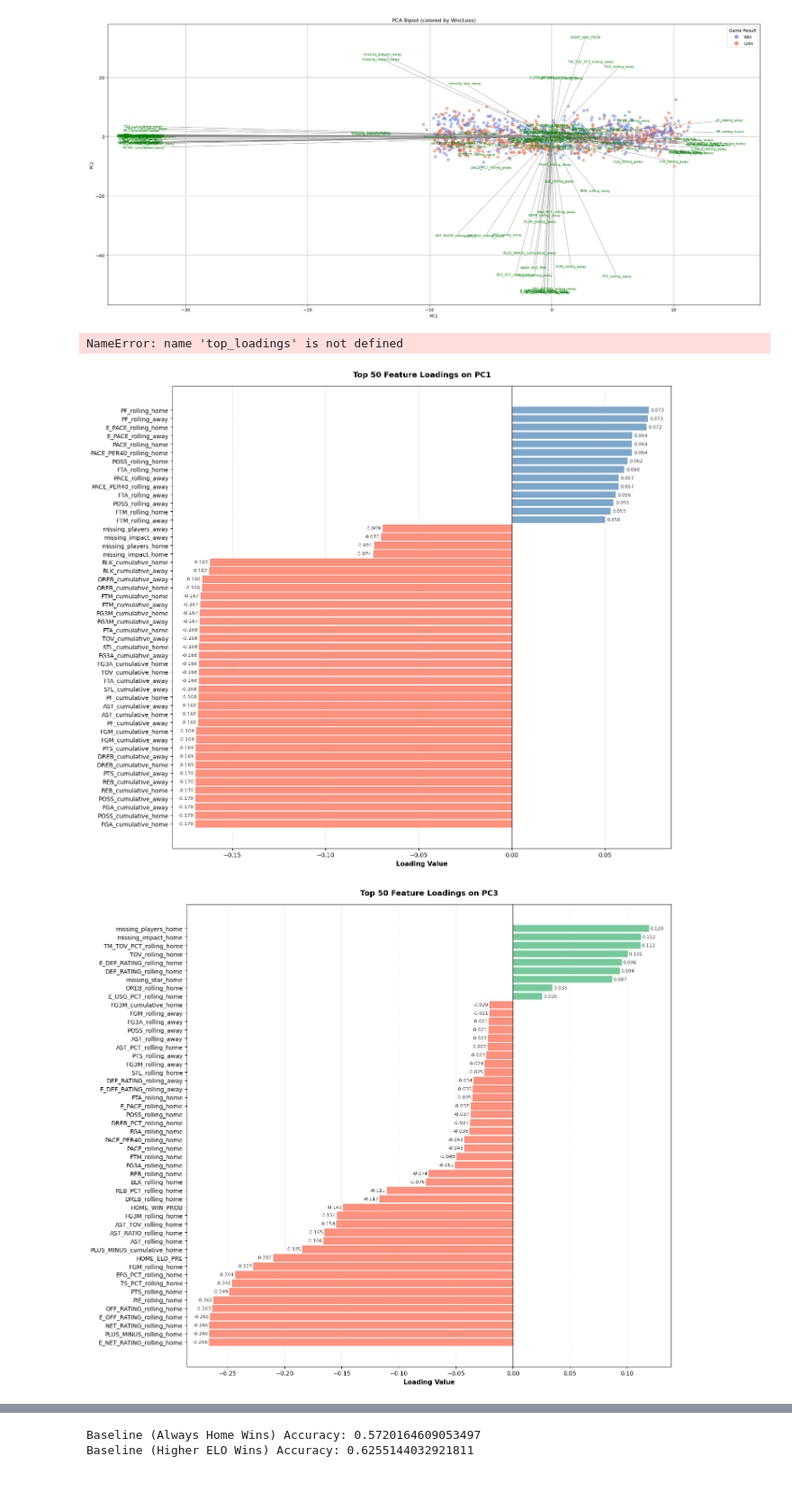
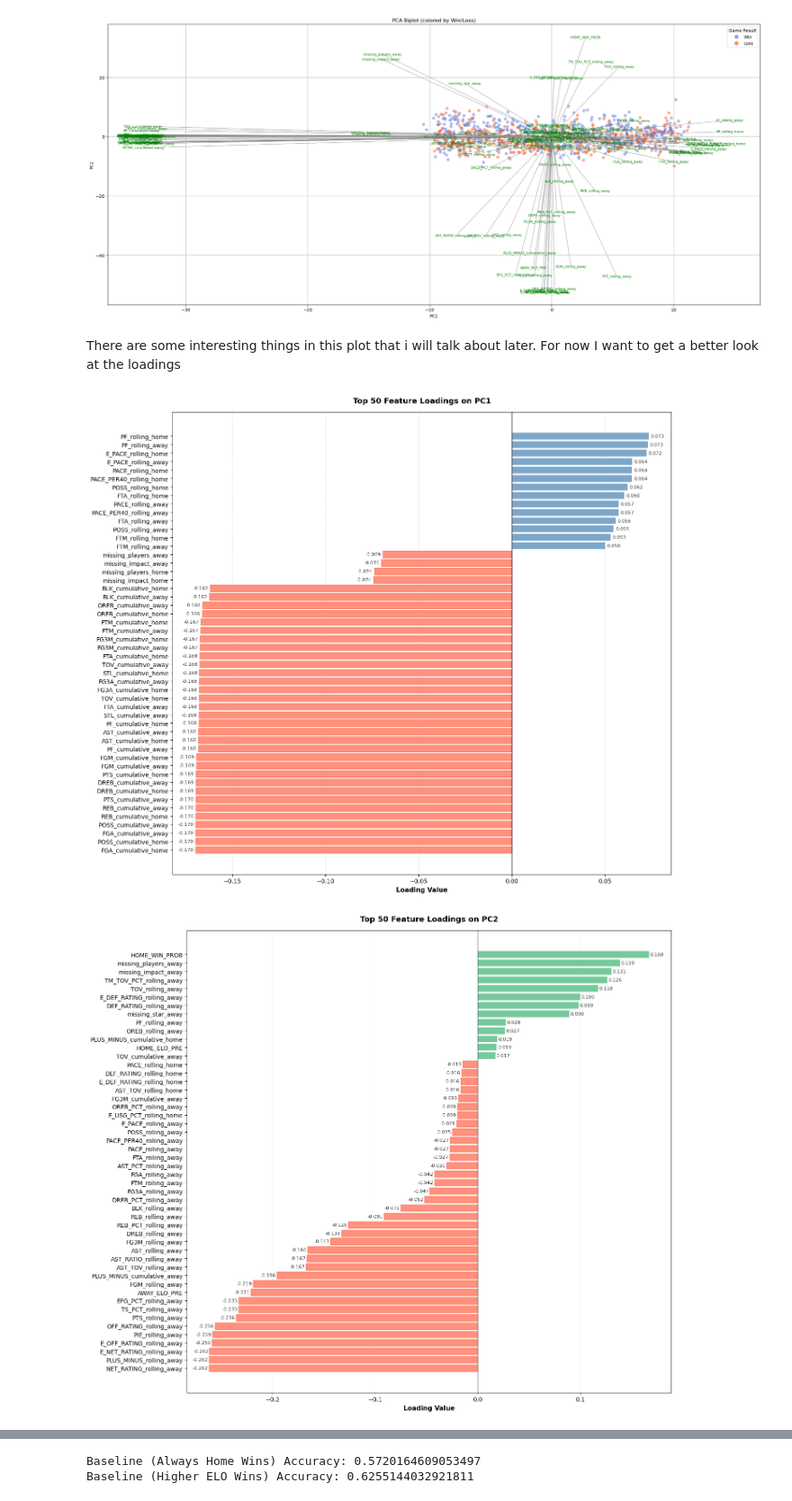
Before and after one commit to nhorto/NBA, a Jupyter notebook: game_predictions.ipynb, the cells around one changed output, grey strips where cells are left out. Shown at 90% size. Cells and saved outputs as stored; diff of their text form; code cells hidden in the pictures.

Commit message:
add markdowns, update game game_predictions

```diff
--- a/game_predictions.ipynb
+++ b/game_predictions.ipynb
@@ -74,18 +74,11 @@ print("Initializing DataProcessor...")
 processor = DataProcessor(config)
 
 print("\nProcessing data...")
-print("  1. Load and merge advanced + traditional box scores")
-print("  2. Add home/away context")
-print("  3. Calculate rolling (5-game avg) and cumulative stats")
-print("  4. Prepare game-level dataset (home vs away)")
-print("  5. Calculate Elo ratings")
-print("  6. Process player availability")
-print("  7. Calculate difference metrics")
 
 df = processor.process(
-    advanced_path='/Users/nicholashorton/Documents/NBA Data/Data/Advanced_box_scores_2023.csv',
-    traditional_path='/Users/nicholashorton/Documents/NBA Data/Data/traditional_box_scores_2023.csv',
-    player_boxscores='/Users/nicholashorton/Documents/NBA Data/Data/player_box_scores_2023.csv'
+    advanced_path='/Users/nicholashorton/Documents/NBA Data/Advanced_box_scores_2023.csv',
+    traditional_path='/Users/nicholashorton/Documents/NBA Data/traditional_box_scores_2023.csv',
+    player_boxscores='/Users/nicholashorton/Documents/NBA Data/player_box_scores_2023.csv'
 )
 
 # Filter nonsensical columns
@@ -131,14 +124,7 @@ def filter_nonsensical_columns(df):
     return df
 
 print("\nFiltering nonsensical columns...")
-print("(Removing cumulative versions of rate/percentage stats)")
 df = filter_nonsensical_columns(df)
-
-print(f"\n{'='*70}")
-print(f"Processing complete!")
-print(f"{'='*70}")
-print(f"Total games processed: {len(df)}")
-print(f"Total features: {len(df.columns)}")
 
 print(f"\n{'='*70}")
 print("Data Quality Check:")
@@ -163,10 +149,6 @@ if len(inf_cols) > 0:
     print(f"\n Columns with infinite values: {inf_cols}")
 else:
     print("No infinite values detected")
-
-print(f"\n{'='*70}")
-print("Ready for modeling!")
-print(f"{'='*70}")
 # %% [output]
 Initializing DataProcessor...
 
@@ -293,10 +281,8 @@ plt.tight_layout()
 plt.show()
 # %% [output]
 [figure]
-# %%
-top_loadings
-# %% [output]
-NameError: name 'top_loadings' is not defined
+# %% [markdown]
+There are some interesting things in this plot that i will talk about later. For now I want to get a better look at the loadings
 # %%
 def create_loadings_plot(loadings, pc_num=0, top_n=30, color='steelblue'):
     """
@@ -328,39 +314,38 @@ def create_loadings_plot(loadings, pc_num=0, top_n=30, color='steelblue'):
     # Color bars by sign
     for i, (bar, val) in enumerate(zip(bars, top_loadings.values)):
         if val < 0:
             bar.set_color('tomato')
 
     ax.set_yticks(range(len(top_loadings)))
     ax.set_yticklabels(top_loadings.index, fontsize=10)
     ax.set_xlabel(f'Loading Value', fontsize=11, weight='bold')
     ax.set_title(f'Top {top_n} Feature Loadings on PC{pc_num+1}',
                 fontsize=13, weight='bold', pad=15)
     ax.axvline(0, color='black', linewidth=1, linestyle='-', alpha=0.7)
     ax.grid(axis='x', alpha=0.3, linestyle='--')
 
     # Add value labels on bars
     for i, (bar, val) in enumerate(zip(bars, top_loadings.values)):
         label_x = val + (0.001 if val > 0 else -0.001)
         ha = 'left' if val > 0 else 'right'
         ax.text(label_x, i, f'{val:.3f}',
                va='center', ha=ha, fontsize=8, alpha=0.8)
 
     plt.tight_layout()
     return fig, top_loadings.to_frame(name=f'PC{pc_num+1}_loading')
 
 
-# Plot 1: Biplot with top features
-# fig1 = create_biplot(X_train_pca, y_train, loadings, X_train,
-#                     n_top_features=60)
-# plt.show()
-
-# Plot 2: PC1 loadings
-fig2, pc1_df = create_loadings_plot(loadings, pc_num=0, top_n=50, color='steelblue')
+# PC1 loadings
+fig1, pc1_df = create_loadings_plot(loadings, pc_num=0, top_n=50, color='steelblue')
 plt.show()
 
-# Plot 3: PC2 loadings
+# PC2 loadings
+fig2, pc2_df = create_loadings_plot(loadings, pc_num=1, top_n=50, color='mediumseagreen')
+plt.show()
+
+# PC3 loadings
 fig3, pc3_df = create_loadings_plot(loadings, pc_num=2, top_n=50, color='mediumseagreen')
 plt.show()
 # %% [output]
 [figure]
-[figure, old version]
+[figure, new version]
```
Also changed, not shown: parts of 21 cells of this notebook, 5 other files.
